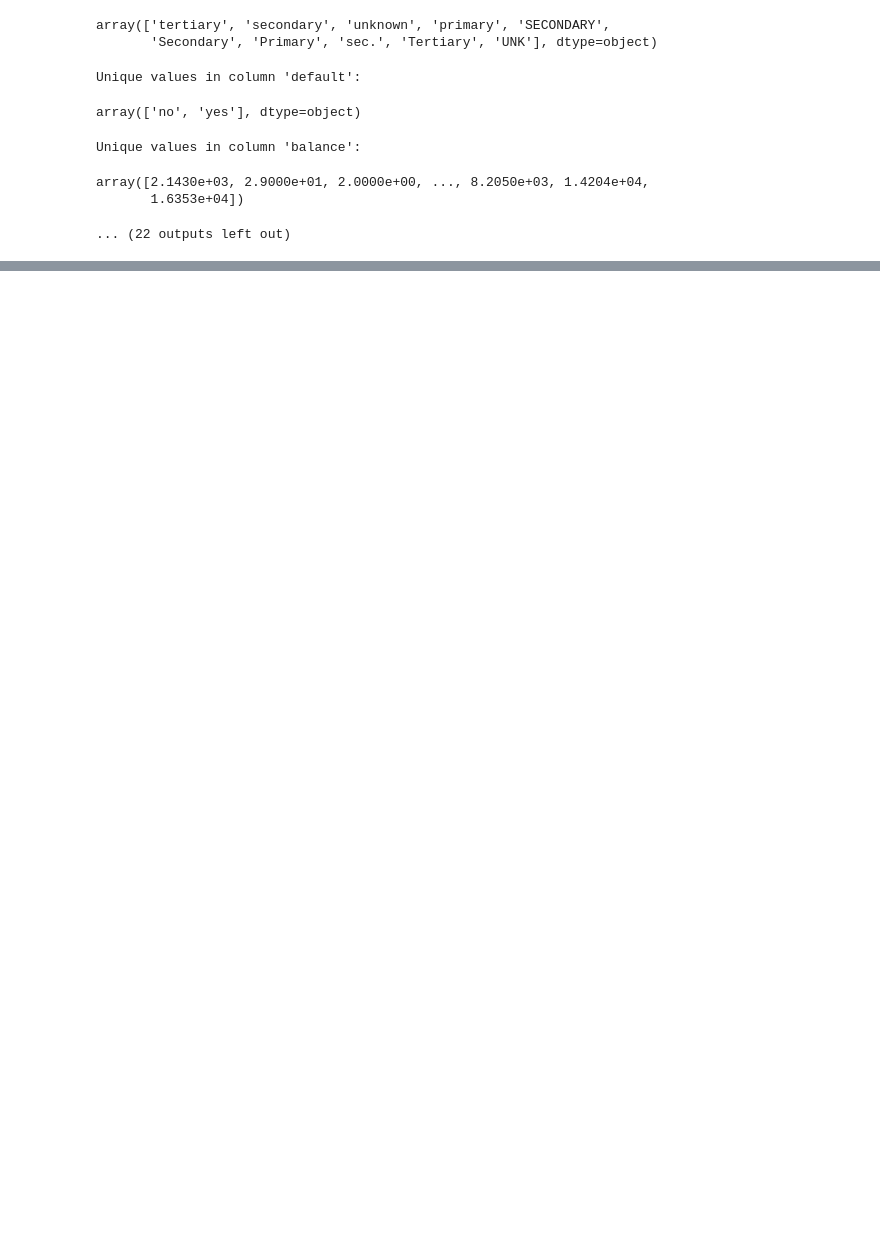
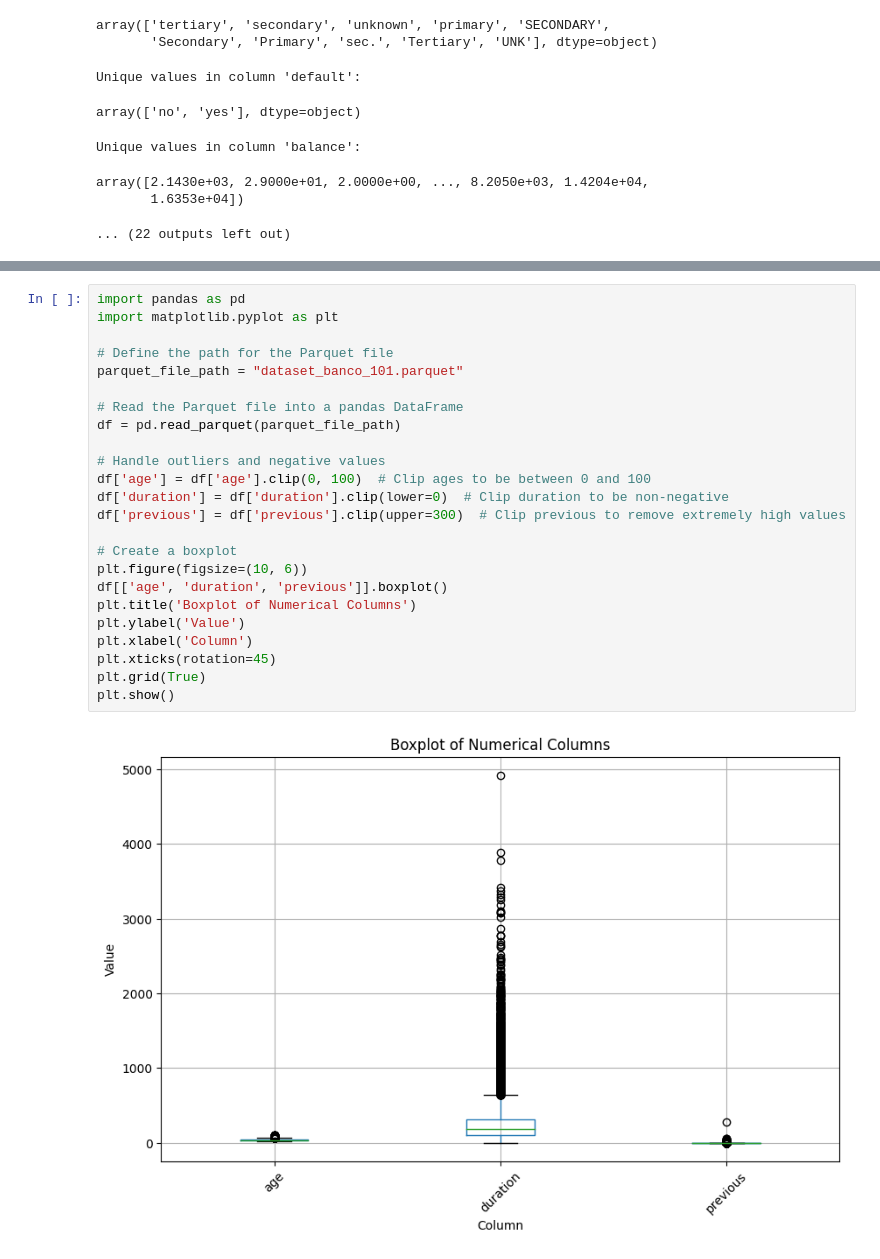
Before and after one commit to AndrewsJascoro/DataAnalyts_Mintic_Talento_Tech, a Jupyter notebook: Data_Cleaning_Tutorial.ipynb, the cells around one changed output, grey strips where cells are left out. Cells and saved outputs as stored; diff of their text form; blank space fills up the shorter version.

```diff
--- a/Data_Cleaning_Tutorial.ipynb
+++ b/Data_Cleaning_Tutorial.ipynb
@@ -785,0 +1054,26 @@ Esta es una cadena de formato (f-string) que contiene dos variables:
+# %%
+import pandas as pd
+import matplotlib.pyplot as plt
+
+# Define the path for the Parquet file
+parquet_file_path = "dataset_banco_101.parquet"
+
+# Read the Parquet file into a pandas DataFrame
+df = pd.read_parquet(parquet_file_path)
+
+# Handle outliers and negative values
+df['age'] = df['age'].clip(0, 100)  # Clip ages to be between 0 and 100
+df['duration'] = df['duration'].clip(lower=0)  # Clip duration to be non-negative
+df['previous'] = df['previous'].clip(upper=300)  # Clip previous to remove extremely high values
+
+# Create a boxplot
+plt.figure(figsize=(10, 6))
+df[['age', 'duration', 'previous']].boxplot()
+plt.title('Boxplot of Numerical Columns')
+plt.ylabel('Value')
+plt.xlabel('Column')
+plt.xticks(rotation=45)
+plt.grid(True)
+plt.show()
+# %% [output]
+[figure, added]
```
Also changed, not shown: parts of 22 cells of this notebook.
